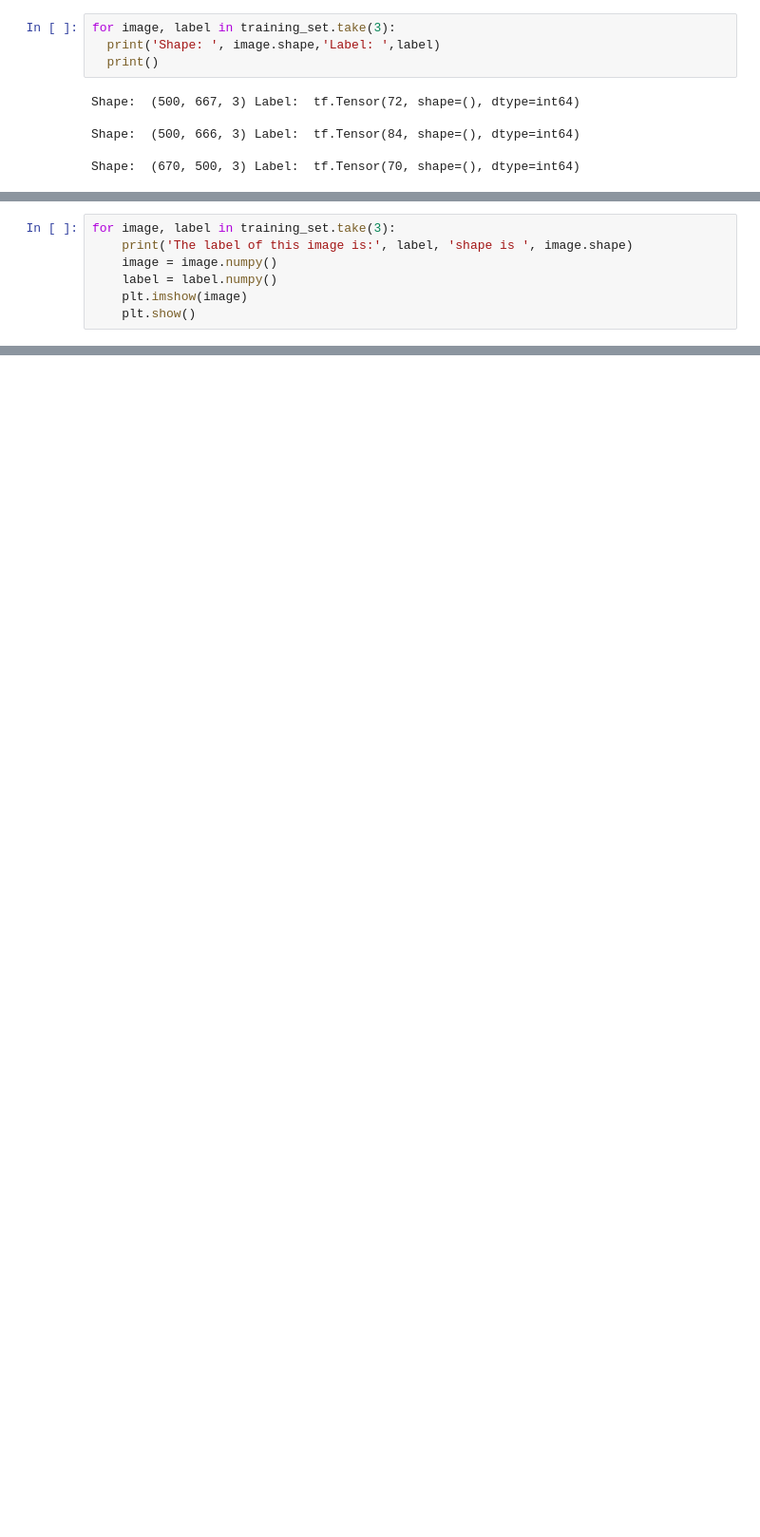
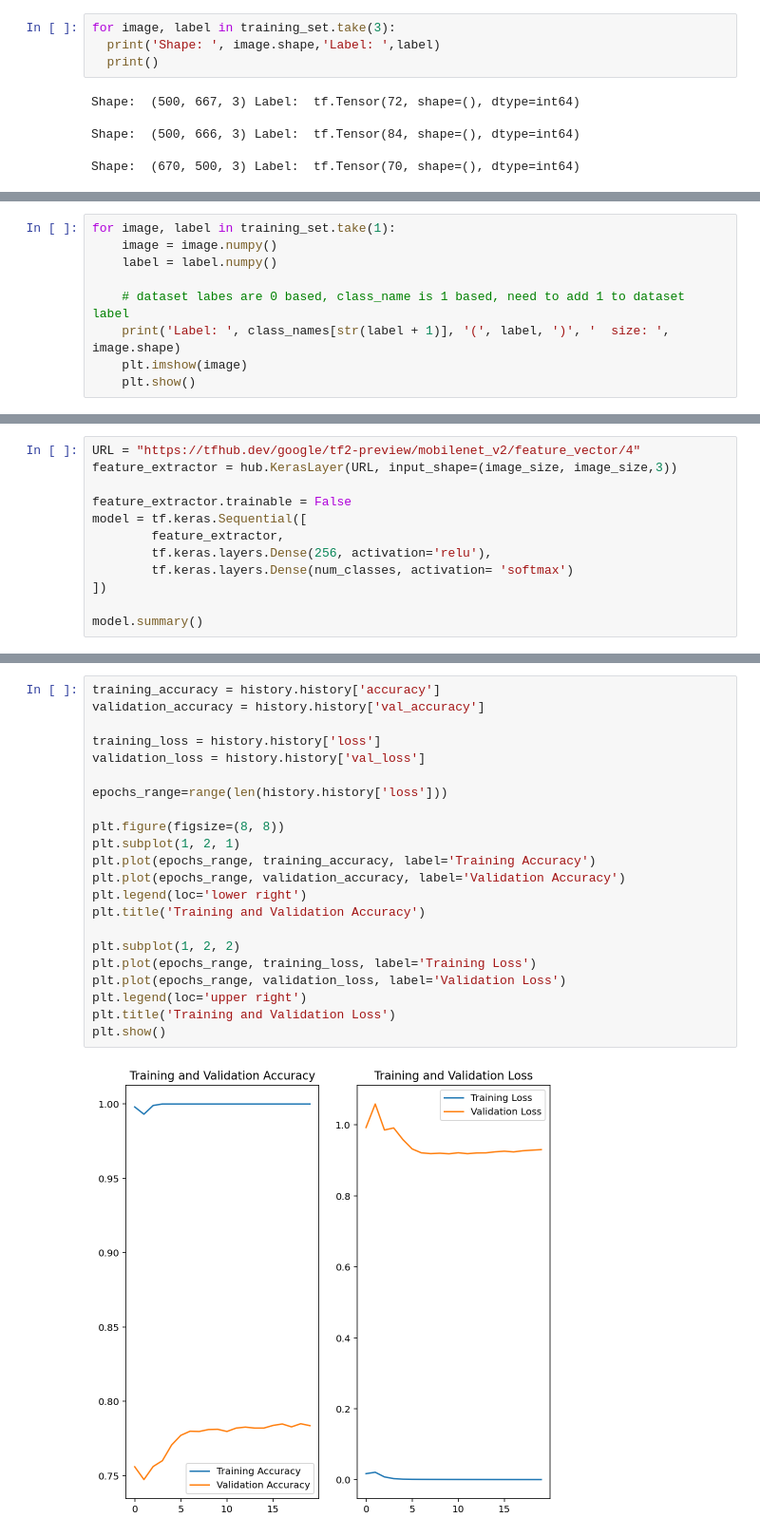
Before and after one commit to dburchill/ML_nano_poject02, a Jupyter notebook: project2.ipynb, the cells around one changed output, grey strips where cells are left out. Shown at 95% size. Drawn from its saved outputs; the diff is of its cells as text; blank space fills up the shorter version.

```diff
--- a/project2.ipynb
+++ b/project2.ipynb
@@ -130,7 +153,9 @@ Shape:  (670, 500, 3) Label:  tf.Tensor(70, shape=(), dtype=int64)
 # %%
-for image, label in training_set.take(3):
-    print('The label of this image is:', label, 'shape is ', image.shape)
+for image, label in training_set.take(1):
     image = image.numpy()
     label = label.numpy()
+
+    # dataset labes are 0 based, class_name is 1 based, need to add 1 to dataset label
+    print('Label: ', class_names[str(label + 1)], '(', label, ')', '  size: ', image.shape)
     plt.imshow(image)
     plt.show()
@@ -151,0 +181,12 @@ FileNotFoundError: ignored
+# %%
+URL = "https://tfhub.dev/google/tf2-preview/mobilenet_v2/feature_vector/4"
+feature_extractor = hub.KerasLayer(URL, input_shape=(image_size, image_size,3))
+
+feature_extractor.trainable = False
+model = tf.keras.Sequential([
+        feature_extractor,
+        tf.keras.layers.Dense(256, activation='relu'),
+        tf.keras.layers.Dense(num_classes, activation= 'softmax')
+])
+
+model.summary()
@@ -151,0 +321,24 @@ FileNotFoundError: ignored
+# %%
+training_accuracy = history.history['accuracy']
+validation_accuracy = history.history['val_accuracy']
+
+training_loss = history.history['loss']
+validation_loss = history.history['val_loss']
+
+epochs_range=range(len(history.history['loss']))
+
+plt.figure(figsize=(8, 8))
+plt.subplot(1, 2, 1)
+plt.plot(epochs_range, training_accuracy, label='Training Accuracy')
+plt.plot(epochs_range, validation_accuracy, label='Validation Accuracy')
+plt.legend(loc='lower right')
+plt.title('Training and Validation Accuracy')
+
+plt.subplot(1, 2, 2)
+plt.plot(epochs_range, training_loss, label='Training Loss')
+plt.plot(epochs_range, validation_loss, label='Validation Loss')
+plt.legend(loc='upper right')
+plt.title('Training and Validation Loss')
+plt.show()
+# %% [output]
+[figure, added]
```
Also changed, not shown: parts of 24 cells of this notebook.
